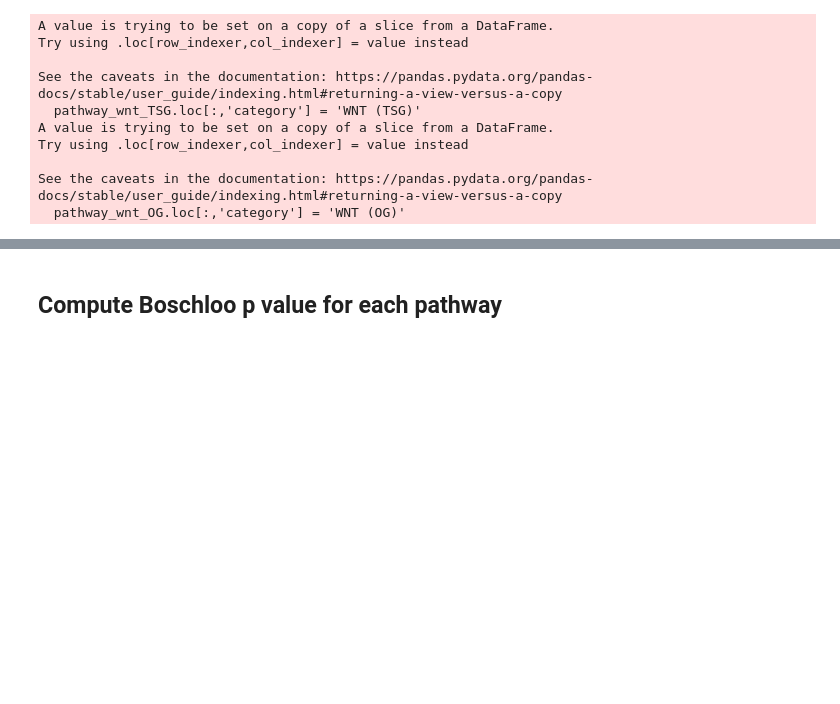
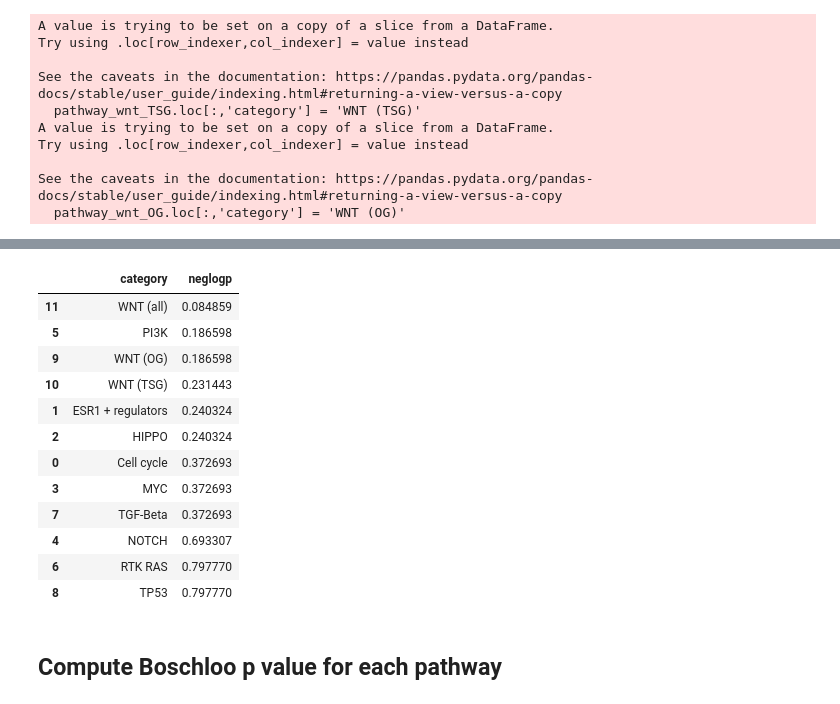
Before and after one commit to getzlab/parsons_her2_tki_manuscript, a Jupyter notebook: comuts_brain_mets.ipynb, the cells around one changed output, grey strips where cells are left out. Cells and saved outputs as stored; diff of their text form; code cells hidden in the pictures; blank space fills up the shorter version.

```diff
--- a/comuts_brain_mets.ipynb
+++ b/comuts_brain_mets.ipynb
@@ -307,6 +373,9 @@ brain_met_pts_post = brain_met_pts_post_df[brain_met_pts_post_df['Ever brain met
 
 # participant ID mapping
 id_map = pd.read_csv('data/ONC_ID_to_Manuscript_ID_mapping_unpaired.txt', sep='\t', index_col='ONC ID')['Manuscript ID'].to_dict()
+# %%
+visceral_met_pts = met_sites.loc[met_sites['Visceral?'].str.contains('Yes'), 'ONC ID'].to_list()
+brain_met_pts = met_sites.loc[met_sites['Brain/CNS?'].str.contains('Yes'), 'ONC ID'].to_list()
 # %%
 participant_list = participant_cohort_sheet.index.tolist()
 participant_list_pre = participant_cohort_sheet[participant_cohort_sheet['Cohort'] == 'Non-exposed'].index.tolist()
@@ -361,0 +444,7 @@ See the caveats in the documentation: https://pandas.pydata.org/pandas-docs/stab
+# %%
+visceral_met_sort_values = pd.DataFrame.from_dict({x: int(x in visceral_met_pts) for x in participant_list}, orient = 'index', columns = ['visceral_met'])
+visceral_met_sort_values.index.rename('sample', inplace = True)
+
+visceral_met_tmp = met_sites.rename(columns = {'ONC ID': 'sample', 'Visceral?': 'value'})
+visceral_met_tmp['category'] = 'Visceral met'
+visceral_met_tmp = visceral_met_tmp[['sample', 'value', 'category']]
@@ -361,0 +480,19 @@ See the caveats in the documentation: https://pandas.pydata.org/pandas-docs/stab
+# %%
+pathway_binary = pathway_combined[['sample', 'category']].pivot_table(index='sample', columns='category', aggfunc='size', fill_value=0).astype('bool').astype('int')
+pathway_met_binary = pathway_binary.join(brain_met_sort_values).join(visceral_met_sort_values)
+
+# Brain
+boschloo_p = dict()
+for c in pathway_binary:
+    res = boschloo_exact(pd.crosstab(pathway_met_binary[c], pathway_met_binary['brain_met']).values, alternative = 'greater')
+    boschloo_p[c] = -np.log10(res.pvalue)
+
+brain_boschloo_p_plot = pd.Series(boschloo_p).reset_index().rename(columns = {'index': 'category', 0: 'neglogp'}).sort_values('neglogp', ascending = True)
+
+# Visceral
+boschloo_p = dict()
+for c in pathway_binary:
+    res = boschloo_exact(pd.crosstab(pathway_met_binary[c], pathway_met_binary['visceral_met']).values, alternative = 'greater')
+    boschloo_p[c] = -np.log10(res.pvalue)
+
+visceral_boschloo_p_plot = pd.Series(boschloo_p).reset_index().rename(columns = {'index': 'category', 0: 'neglogp'}).sort_values('neglogp', ascending = True)
@@ -362,3 +515,19 @@ See the caveats in the documentation: https://pandas.pydata.org/pandas-docs/stab
+# %%
+visceral_boschloo_p_plot
+# %% [output]
+|  | category | neglogp |
+| 11 | WNT (all) | 0.084859 |
+| 5 | PI3K | 0.186598 |
+| 9 | WNT (OG) | 0.186598 |
+| 10 | WNT (TSG) | 0.231443 |
+| 1 | ESR1 + regulators | 0.240324 |
+| 2 | HIPPO | 0.240324 |
+| 0 | Cell cycle | 0.372693 |
+| 3 | MYC | 0.372693 |
+| 7 | TGF-Beta | 0.372693 |
+| 4 | NOTCH | 0.693307 |
+| 6 | RTK RAS | 0.797770 |
+| 8 | TP53 | 0.797770 |
 # %%
 # Brain met status
 
```
Also changed, not shown: parts of 20 cells of this notebook, 3 other files.
